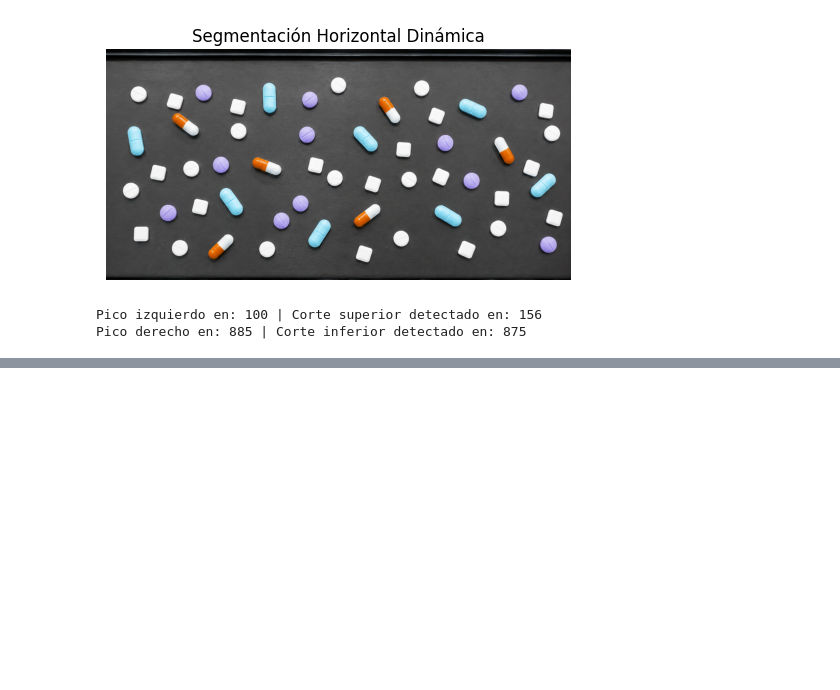
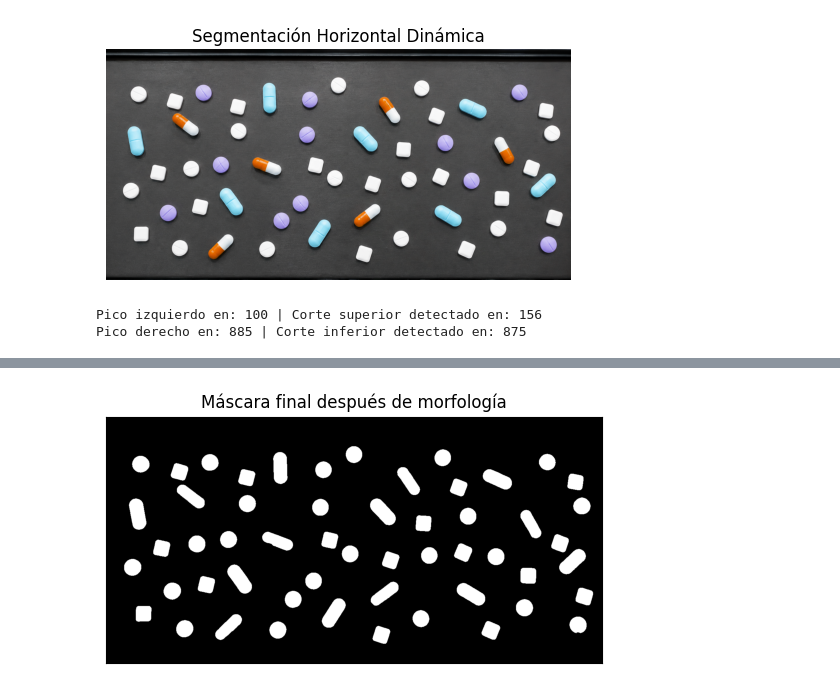
Before and after one commit to RoberLasarte332/PDI_TrabajoPractico_2, a Jupyter notebook: PDI_TrabajoPractico_2.ipynb, the cells around one changed output, grey strips where cells are left out. Drawn from its saved outputs; the diff is of its cells as text; code cells hidden in the pictures; blank space fills up the shorter version.

```diff
--- a/PDI_TrabajoPractico_2.ipynb
+++ b/PDI_TrabajoPractico_2.ipynb
@@ -115,0 +146,10 @@ plt.show(block=False)
+# %%
+mask_union = np.zeros_like(mask_ROI_RGB)
+mask_union[np.logical_or(mask_ROI_RGB, mask_ROI_B)] = 255
+
+kernel = np.ones((3,3), np.uint8)
+mask_final = cv2.morphologyEx(mask_union, cv2.MORPH_CLOSE, kernel)
+mask_final = cv2.morphologyEx(mask_final, cv2.MORPH_OPEN, kernel)
+imshow(mask_final, title='Máscara final después de morfología', color_img=False)
+# %% [output]
+[figure, added]
```
Also changed, not shown: parts of 7 cells of this notebook.
